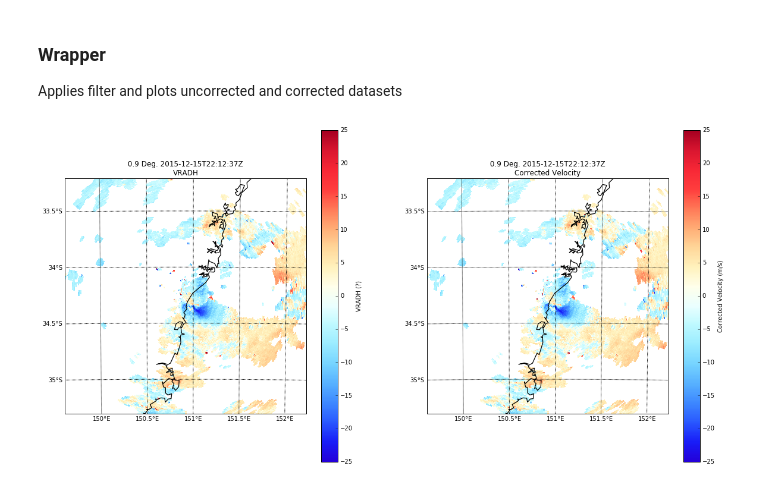
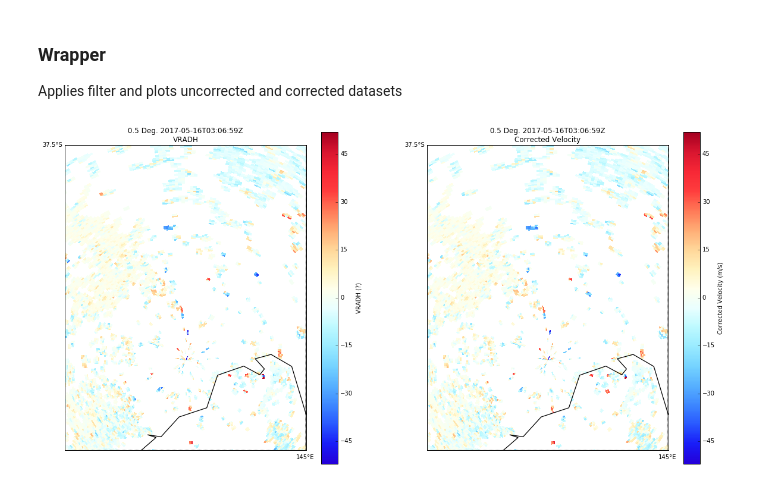
Before and after one commit to zzwei1/dualPRF_filter, a Jupyter notebook: dualPRFcorr_notebook_au.ipynb, the cells around one changed output. Saved outputs shown, nothing was run; the diff lists cells and outputs as text; code cells hidden in the pictures.

```diff
--- a/dualPRFcorr_notebook_au.ipynb
+++ b/dualPRFcorr_notebook_au.ipynb
@@ -222,15 +215,15 @@ Estimates the unwrap number that results in the minimum deviation between the ga
 def correct_dualPRF_cmean(radar, field='velocity',
                    corr_method='median', Nmin=2):
 
-    v_ma = radar.fields[field]['data']
+    v_ma     = radar.fields[field]['data']
     vcorr_ma = v_ma.copy()
     out_mask = np.zeros(v_ma.shape)
 
     # Dual-PRF parameters
-    Vny = radar.instrument_parameters['nyquist_velocity']['data'][0] #Nyquist velocity
-    prf_odd = radar.instrument_parameters['prf_odd']['data'] #odd flag for identifying the PRF of the radial
-    f = radar.instrument_parameters['prt_ratio']['data'][0]
-    Nprf = int(round(1/(f-1))) #dual-PRF factor
+    Vny     = radar.instrument_parameters['nyquist_velocity']['data'][0] #Nyquist velocity
+    prf_odd = radar.instrument_parameters['prf_odd']['data'][0] #odd flag for identifying the PRF of the radial
+    f       = radar.instrument_parameters['prt_ratio']['data'][0]
+    Nprf    = int(round(1/(f-1))) #dual-PRF factor
 
     # Array with the primary Nyquist velocity corresponding to each bin
     Nprf_arr = primary_vel(v_ma.shape, Nprf, prf_odd=prf_odd)
@@ -286,7 +279,7 @@ def add_prf_atts(radar_ffn):
     radar      = pyart.aux_io.read_odim_h5(radar_ffn, file_field_names=True)
 
     #load odimh5 file using h5py and init attriute arrays
-    hfile          = h5py.File(radar_path+radar_fn, 'r')
+    hfile          = h5py.File(radar_ffn, 'r')
     nyquist_data   = np.ones(radar.nsweeps)
     prf_odd_data   = np.ones(radar.nsweeps)
     prt_ratio_data = np.ones(radar.nsweeps)
@@ -302,8 +295,6 @@ def add_prf_atts(radar_ffn):
         nyquist_data[i]   = ni
         if prf_flag=='EVENS':
             prf_odd_data[i] = 0
-    #prf_odd_data is required to be a single
-    prf_odd_data = prf_odd_data[0]
 
     #add attributes in radar object
     ni_dict        = {'data': nyquist_data, 'units': 'meters_per_second', 'meta_group':'instrument_parameters','comments':'Unambiguous velocity','long_name':'Nyquist Velocity'}
@@ -320,42 +311,43 @@ def add_prf_atts(radar_ffn):
 Applies filter and plots uncorrected and corrected datasets
 # %%
 #init filenames
-radar_fn   = '201512152212Wollgng.h5'
+radar_fn   = '/home/meso/test_h5/02_20170516_030600.h5'
 
 #load radar object and add prf attributes
 radar = add_prf_atts(radar_fn)
 #generate filtered velocity
-[vcorr_ma, out_mask] = correct_dualPRF_cmean(radar, field='VRADH',corr_method='median', Nmin=2)
+vcorr_ma, out_mask = correct_dualPRF_cmean(radar, field='VRADH',corr_method='median', Nmin=2)
+
 #add to radar object
 radar.add_field_like('VRADH','VRADH_dualprf_corr', vcorr_ma, replace_existing = True)
 radar.fields['VRADH_dualprf_corr']['standard_name'] = 'Corrected Velocity'
 radar.fields['VRADH_dualprf_corr']['units'] = 'm/s'
 radar.fields['VRADH_dualprf_corr']['long_name'] = 'dualPRF filtered Velocity'
 
 #init plotting
-tilt    = 1
-lat_lines = np.arange(-33,-36,-.5)
-lon_lines = np.arange(149, 153, .5)
-max_lat   = -33.2
-min_lat   = -35.3
-min_lon   = 149.6
-max_lon   = 152.2
+tilt    = 0
+lat_lines = np.arange(-36,-39,-.5)
+lon_lines = np.arange(143, 146, .5)
+max_lat   = -37.5
+min_lat   = -38.0
+min_lon   = 144.5
+max_lon   = 145.0
 
 #plotting
 display = pyart.graph.RadarMapDisplay(radar)
 f       = plt.figure(figsize=[20,10])
 plt.subplot(1,2,1)
-display.plot_ppi_map('VRADH', tilt, vmin=-25, vmax=25,
+display.plot_ppi_map('VRADH', tilt, vmin=-52, vmax=52,
                         lat_lines = lat_lines, lon_lines = lon_lines,
                         max_lat = max_lat, min_lat =min_lat, min_lon = min_lon, max_lon = max_lon,
                         cmap = pyart.graph.cm.BuDRd18,resolution='i')
 
 plt.subplot(1,2,2)
-display.plot_ppi_map('VRADH_dualprf_corr', tilt, vmin=-25., vmax=25.,
+display.plot_ppi_map('VRADH_dualprf_corr', tilt, vmin=-52., vmax=52.,
                         lat_lines = lat_lines, lon_lines = lon_lines,
                         max_lat = max_lat, min_lat =min_lat, min_lon = min_lon, max_lon = max_lon,
                        cmap = pyart.graph.cm.BuDRd18,resolution='i')
 
 ax = plt.gca()
 # %% [output]
-[figure, old version]
+[figure, new version]
```
Also changed, not shown: parts of 1 cell of this notebook.
